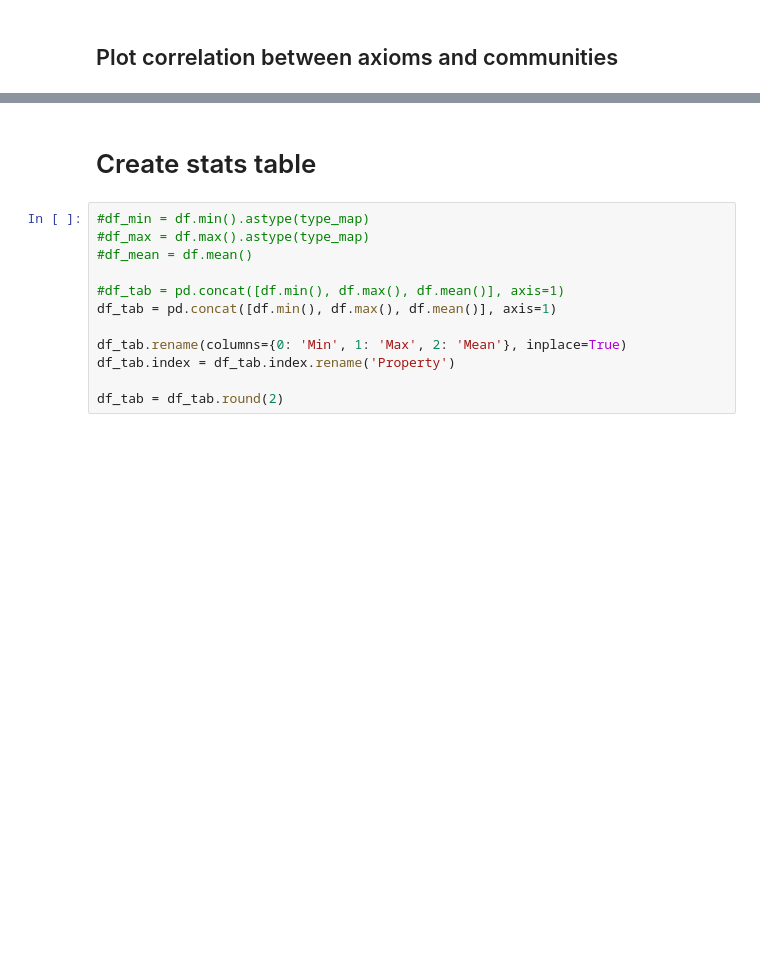
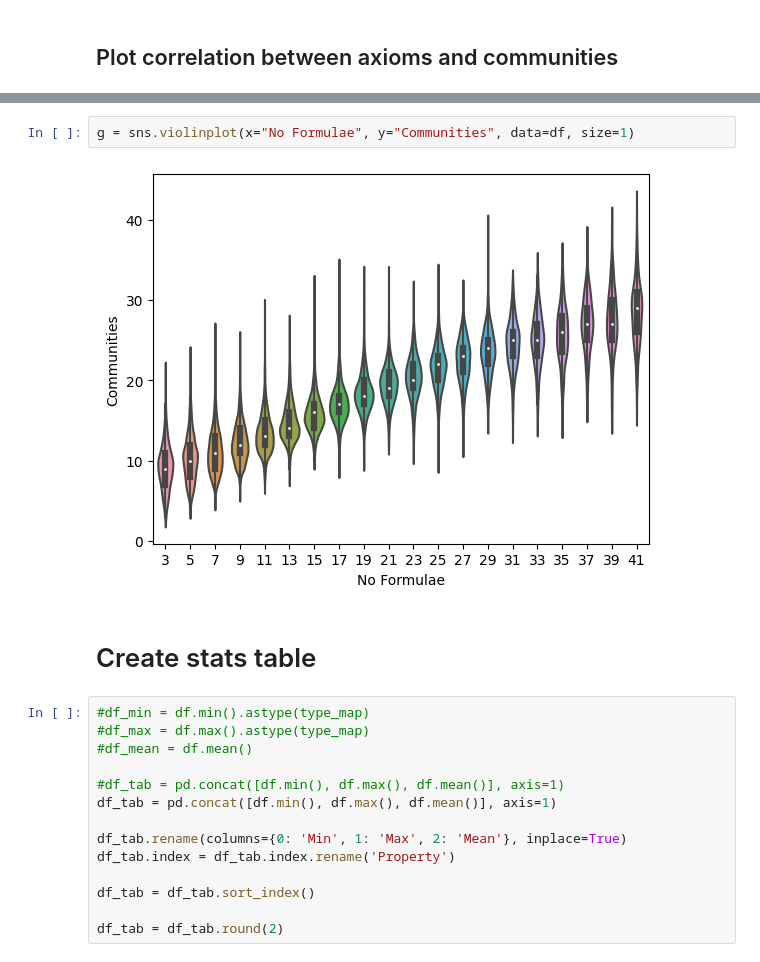
Before and after one commit to EdvardHolden/gnn-entailment-caption, a Jupyter notebook: notebooks/Graph Topology - Analyse.ipynb, the cells around one changed output, grey strips where cells are left out. Drawn from its saved outputs; the diff is of its cells as text; blank space fills up the shorter version.

```diff
--- a/notebooks/Graph Topology - Analyse.ipynb
+++ b/notebooks/Graph Topology - Analyse.ipynb
@@ -45,3 +76,7 @@ g.set(xlim=(0, None))
+# %%
+g = sns.violinplot(x="No Formulae", y="Communities", data=df, size=1)
+# %% [output]
+[figure, added]
 # %% [markdown]
 # Create stats table
 # %%
@@ -55,4 +90,6 @@ df_tab = pd.concat([df.min(), df.max(), df.mean()], axis=1)
 df_tab.rename(columns={0: 'Min', 1: 'Max', 2: 'Mean'}, inplace=True)
 df_tab.index = df_tab.index.rename('Property')
 
+df_tab = df_tab.sort_index()
+
 df_tab = df_tab.round(2)
```
Also changed, not shown: parts of 14 cells of this notebook, 1 other file.
